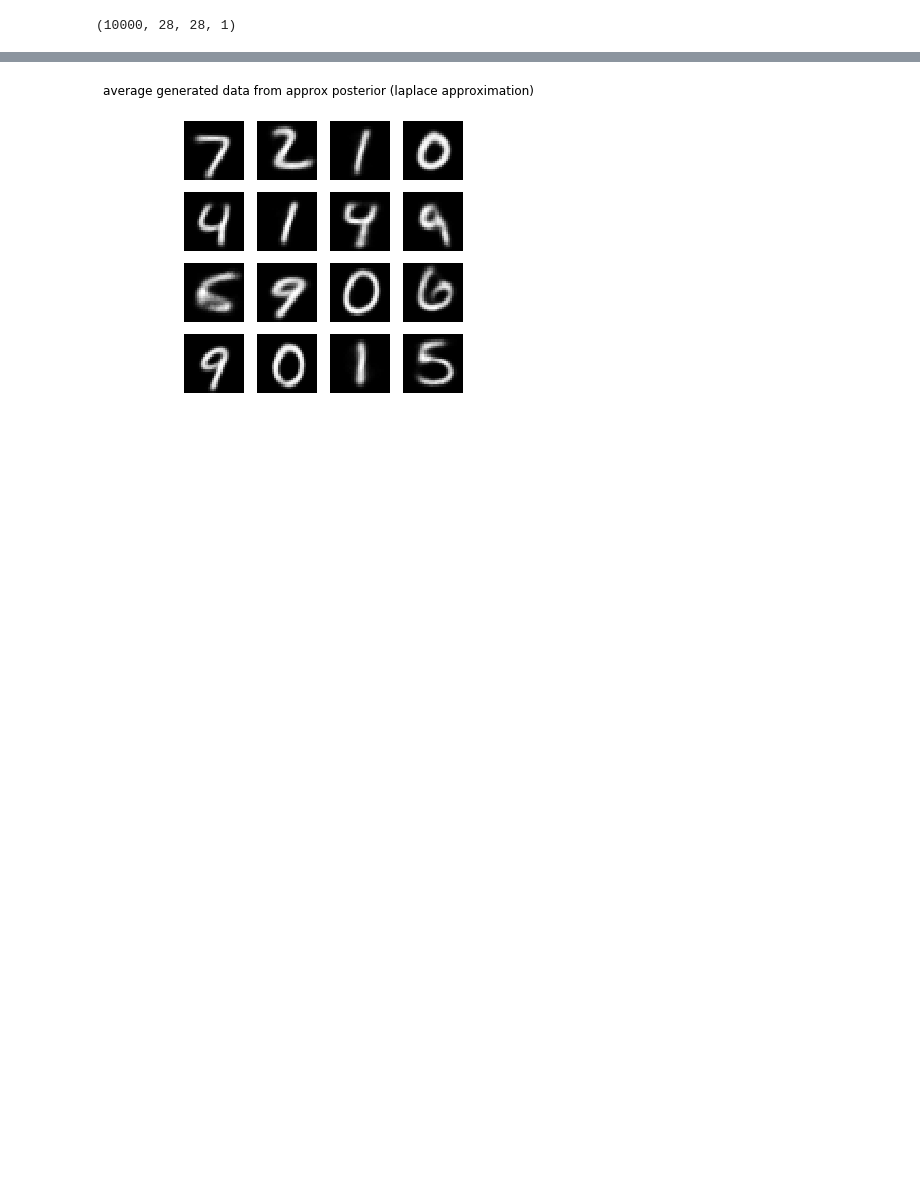
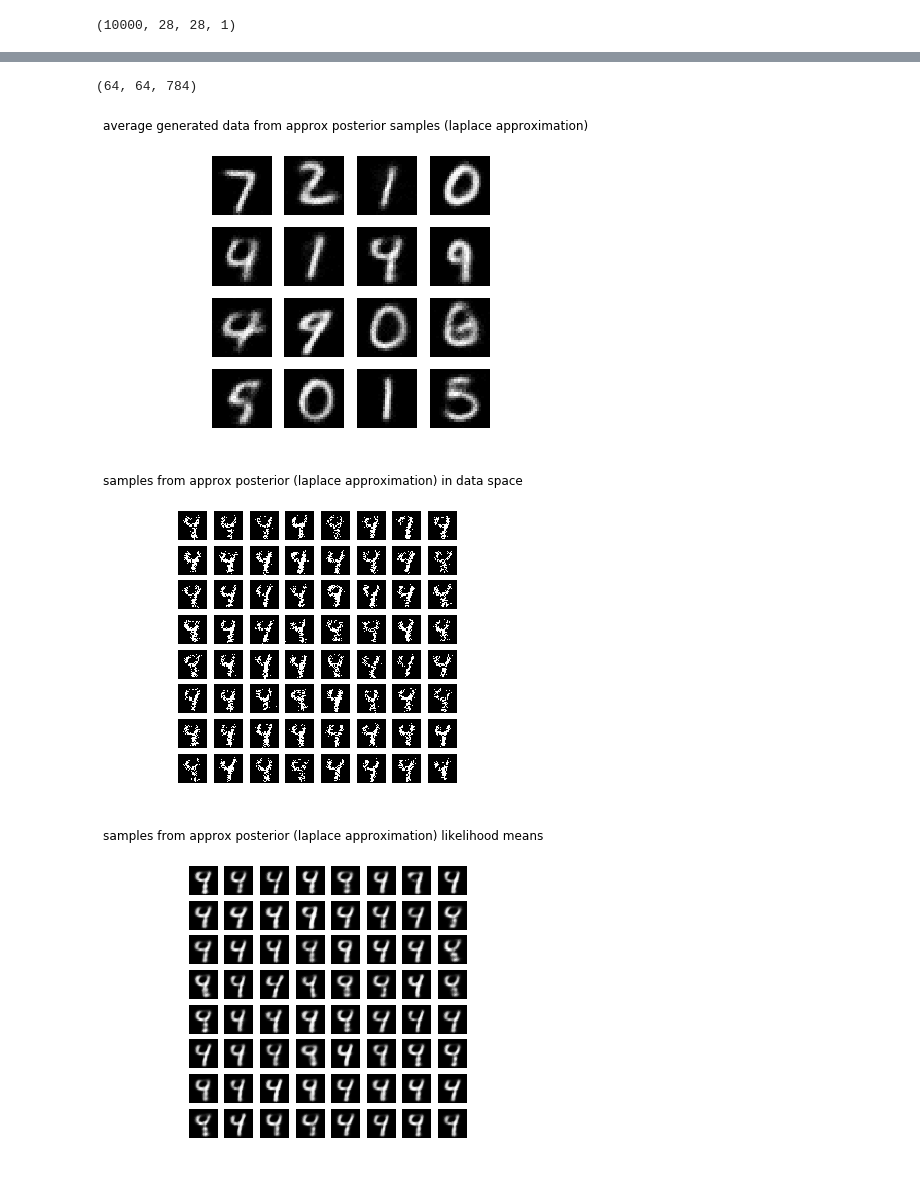
Before and after one commit to VMBoehm/DeNoPa, a Jupyter notebook: Laplace_Around_MAP.ipynb, the cells around one changed output, grey strips where cells are left out. Saved outputs shown, nothing was run; the diff lists cells and outputs as text; code cells hidden in the pictures; blank space fills up the shorter version.

```diff
--- a/Laplace_Around_MAP.ipynb
+++ b/Laplace_Around_MAP.ipynb
@@ -326,6 +331,6 @@ for i in range(16):
 # %%
 mask = np.ones(IMAGE_SHAPE, dtype=int)
-mask[0:28,12:16]=0.
+mask[0:28,14:28]=0.
 mask = mask.reshape((28*28))
 
 masked_data = x_test[:batch_size2]*[mask]
@@ -366,7 +371,7 @@ for i in range(min(batch_size2,16)):
 # %%
 posterior2_loss=[]
 # %%
-lrate=1e-2
+lrate=1e-1
 for ii in range(20000):
   _, ll = sess.run([opt_op2,loss],feed_dict={x_corr: masked_data, lr:lrate, mymask:mask})
   posterior2_loss.append(ll)
@@ -399,0 +405,16 @@ yscale('log')
+# %%
+xrecons= sess.run(MAP_mean, feed_dict={x_corr: masked_data, x: masked_data, sample_size:100, mymask: mask})
+xrecons.shape
+
+
+figure(figsize=(5,5))
+suptitle('mean likelihood at MAP')
+for i in range(min(batch_size2,16)):
+    if batch_size2<16:
+      subplot(1,batch_size2,i+1)
+      imshow(xrecons[i].reshape((28,28)),cmap='gray',vmin=0); #colorbar()
+      axis('off')
+    else:
+      subplot(4,4,i+1)
+      imshow(xrecons[i].reshape((28,28)),cmap='gray',vmin=0); #colorbar()
+      axis('off')
@@ -420,19 +443,51 @@ _=sess.run(update2,feed_dict={x_corr: masked_data, lr:lrate, mymask:mask})
 # %%
 _=sess.run(update3,feed_dict={x_corr: masked_data, lr:lrate, mymask:mask})
 # %%
-xrecons3 = sess.run(new_x_samples, feed_dict={x_corr: masked_data, x: masked_data, sample_size:40, mymask: mask})
+xrecons3, xrecons3b = sess.run([new_x_samples,new_x_mean], feed_dict={x_corr: masked_data, x: masked_data, sample_size:64, mymask: mask})
+
+xrecons4 = sess.run(var_mean, feed_dict={x_corr: masked_data, x: masked_data, sample_size:64, mymask: mask})
+print(xrecons3.shape)
+
+figure(figsize=(5,5))
+suptitle('average generated data from approx posterior samples (laplace approximation)')
+for i in range(min(batch_size2,16)):
+    if batch_size2<16:
+      subplot(1,batch_size2,i+1)
+      imshow(np.mean(xrecons3[:,i,:],axis=(0)).reshape((28,28)),cmap='gray',vmin=0); #colorbar()
+      axis('off')
+    else:
+      subplot(4,4,i+1)
+      imshow(np.mean(xrecons3[:,i,:],axis=(0)).reshape((28,28)),cmap='gray',vmin=0); #colorbar()
+      axis('off')
+
+figure(figsize=(5,5))
+suptitle('samples from approx posterior (laplace approximation) in data space')
+for jj in range(64):
+  subplot(8,8,jj+1)
+  imshow(xrecons3[jj,6,:].reshape((28,28)),cmap='gray',vmin=0); #colorbar()
+  axis('off')
+
+figure(figsize=(5,5))
+suptitle('samples from approx posterior (laplace approximation) likelihood means')
+for jj in range(64):
+  subplot(8,8,jj+1)
+  imshow(xrecons3b[jj,6,:].reshape((28,28)),cmap='gray',vmin=0); #colorbar()
+  axis('off')
 
 
 figure(figsize=(5,5))
-suptitle('average generated data from approx posterior (laplace approximation)')
+suptitle('mean likelihood at stddev')
 for i in range(min(batch_size2,16)):
     if batch_size2<16:
       subplot(1,batch_size2,i+1)
-      imshow(np.mean(xrecons3[:,:,i,:],axis=(0,1)).reshape((28,28)),cmap='gray',vmin=0); #colorbar()
+      imshow(xrecons4[i].reshape((28,28)),cmap='gray',vmin=0); #colorbar()
       axis('off')
     else:
       subplot(4,4,i+1)
-      imshow(np.mean(xrecons3[:,:,i,:],axis=(0,1)).reshape((28,28)),cmap='gray',vmin=0); #colorbar()
+      imshow(xrecons4[i].reshape((28,28)),cmap='gray',vmin=0); #colorbar()
       axis('off')
 # %% [output]
+(64, 64, 784)
-[figure, old version]
+[figure, new version]
+[figure, added]
+[figure, added]
```
Also changed, not shown: parts of 14 cells of this notebook.
